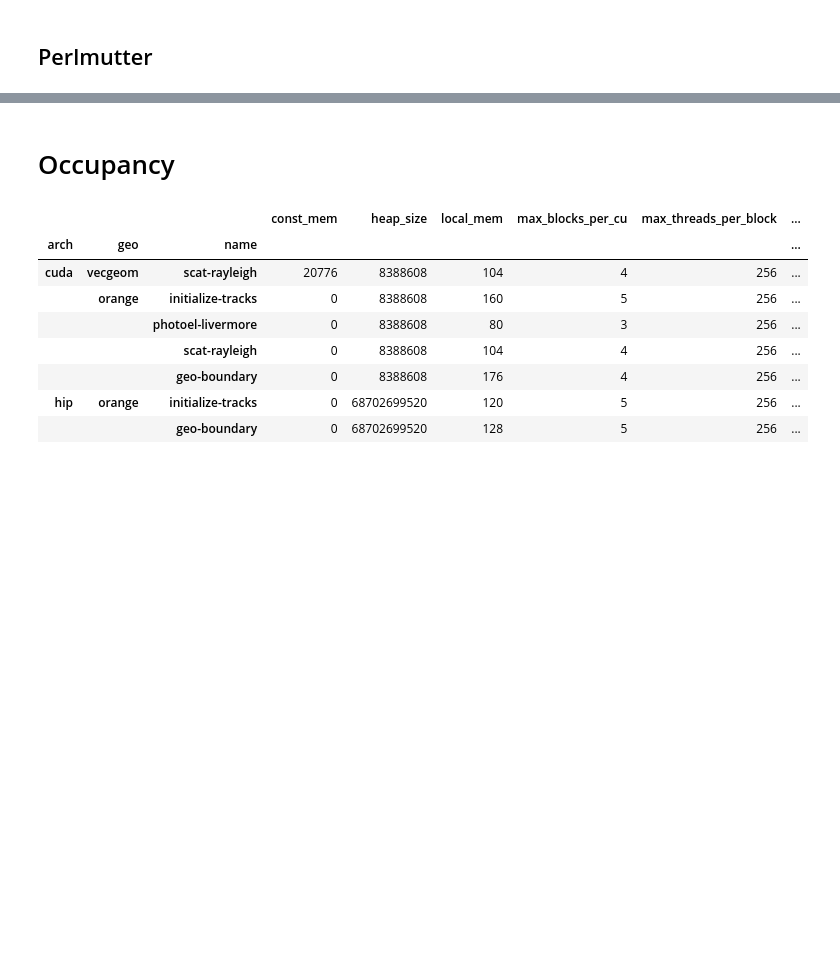
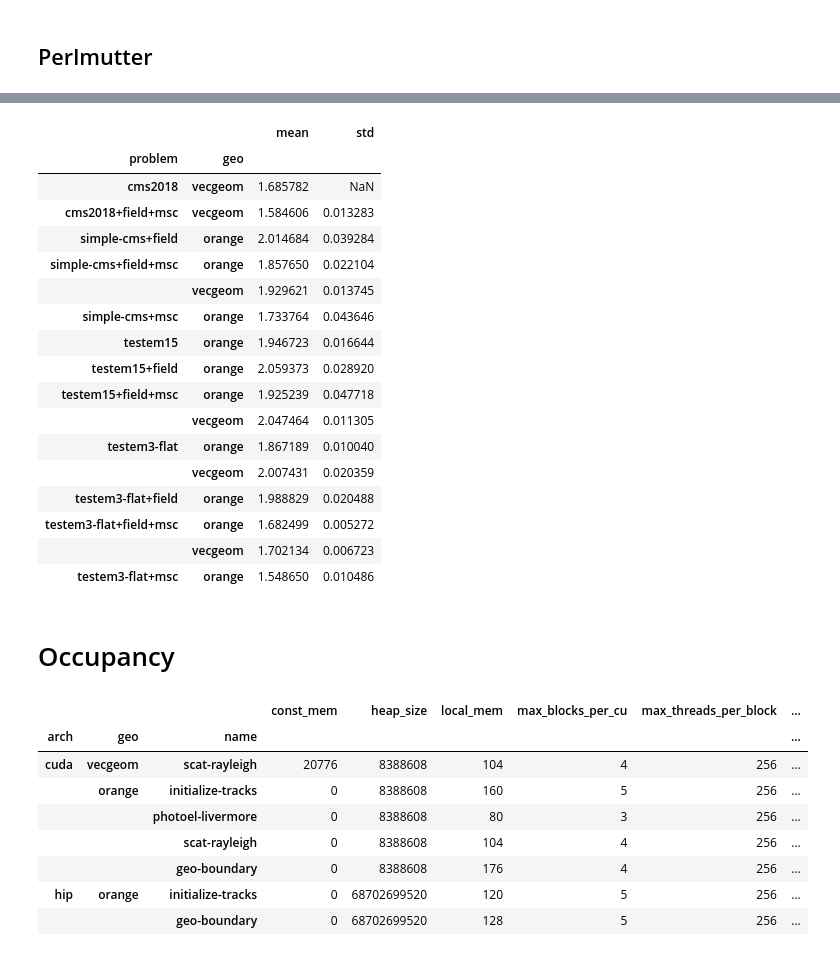
Before and after one commit to celeritas-project/regression, a Jupyter notebook: analysis.ipynb, the cells around one changed output, grey strips where cells are left out. Cells and saved outputs as stored; diff of their text form; code cells hidden in the pictures; blank space fills up the shorter version.

Commit message:
Add geant4 perlmutter comparisons

```diff
--- a/analysis.ipynb
+++ b/analysis.ipynb
@@ -208,2 +146,3 @@ dtype: float64
-# %% [markdown]
-# Occupancy
+# %%
+throughput = analyze.summarize_instances(perlmutter.result['avg_event_per_time'])
+throughput = throughput[~perlmutter.failed_pga]
@@ -209,0 +157,28 @@ dtype: float64
+# %%
+ref = throughput.xs(('geant4', 'g4'), level=('geo', 'arch'))
+compare = throughput[throughput.index.get_level_values('arch') != 'g4']
+# %%
+expanded_ref = ref.loc[list(compare.index.get_level_values('problem'))]
+expanded_ref.index = compare.index
+speedup = analyze.calc_summary_ratio(compare, expanded_ref)
+# %%
+speedup.xs('cpu', level='arch')
+# %% [output]
+|  |  | mean | std |
+| problem | geo |  |  |
+| cms2018 | vecgeom | 1.685782 | NaN |
+| cms2018+field+msc | vecgeom | 1.584606 | 0.013283 |
+| simple-cms+field | orange | 2.014684 | 0.039284 |
+| simple-cms+field+msc | orange | 1.857650 | 0.022104 |
+|  | vecgeom | 1.929621 | 0.013745 |
+| simple-cms+msc | orange | 1.733764 | 0.043646 |
+| testem15 | orange | 1.946723 | 0.016644 |
+| testem15+field | orange | 2.059373 | 0.028920 |
+| testem15+field+msc | orange | 1.925239 | 0.047718 |
+|  | vecgeom | 2.047464 | 0.011305 |
+| testem3-flat | orange | 1.867189 | 0.010040 |
+|  | vecgeom | 2.007431 | 0.020359 |
+| testem3-flat+field | orange | 1.988829 | 0.020488 |
+| testem3-flat+field+msc | orange | 1.682499 | 0.005272 |
+|  | vecgeom | 1.702134 | 0.006723 |
+| testem3-flat+msc | orange | 1.548650 | 0.010486 |
@@ -210,3 +194,5 @@ dtype: float64
+# %% [markdown]
+# Occupancy
 # %%
 problem = "testem3-flat"
 kernel_stats = {
```
Also changed, not shown: parts of 18 cells of this notebook, 6 other files.
